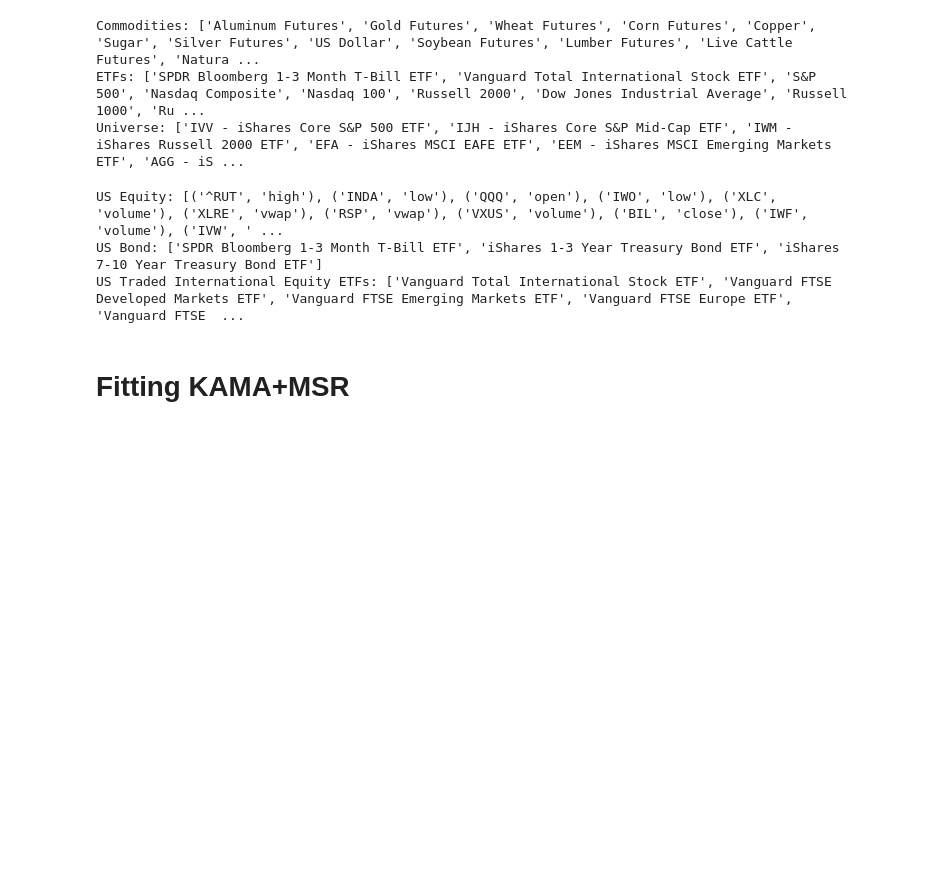
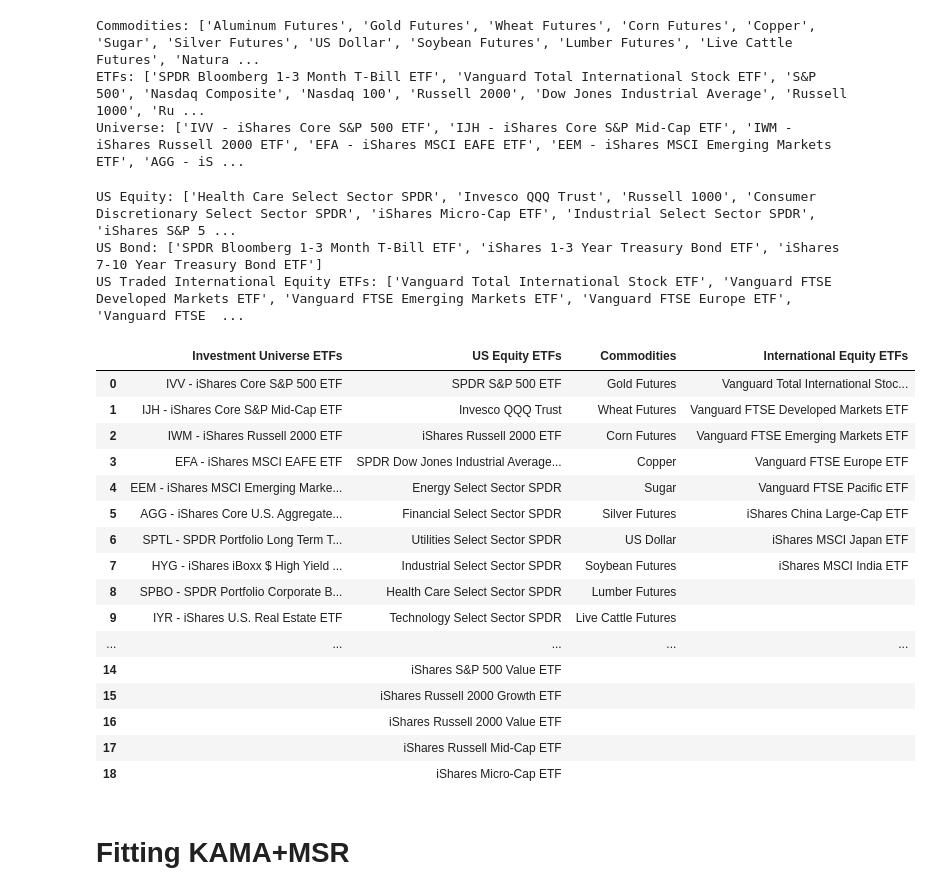
Before and after one commit to jessego20/FE800_project_code, a Jupyter notebook: fit_kama_msr.ipynb, the cells around one changed output. Saved outputs shown, nothing was run; the diff lists cells and outputs as text; code cells hidden in the pictures; blank space fills up the shorter version.

```diff
--- a/fit_kama_msr.ipynb
+++ b/fit_kama_msr.ipynb
@@ -178,8 +178,8 @@ etf_always_disclude = ['Vanguard S&P 500 ETF', 'Real Estate Select Sector SPDR',
 etf_disclude = [name for name in etf_data.columns if 'Russell 1000' in name or 'Russell 3000' in name]\
                         + ['S&P 500', 'Nasdaq Composite', 'Dow Jones Industrial Average', 'Nasdaq 100', 'Russell 2000']
 
-etf_include = list(set(etf_data.columns.tolist()) - set(etf_always_disclude) - set(etf_disclude))
-etf_close_prices = etf_data[etf_include]
+etf_include = list(set(etf_close_prices.columns.tolist()) - set(etf_always_disclude) - set(etf_disclude))
+etf_close_prices = etf_close_prices[etf_include]
 
 us_treasury = ['SPDR Bloomberg 1-3 Month T-Bill ETF', 'iShares 1-3 Year Treasury Bond ETF', 'iShares 7-10 Year Treasury Bond ETF']
 int_equity = ['Vanguard Total International Stock ETF', 'Vanguard FTSE Developed Markets ETF',\
@@ -191,9 +191,41 @@ print('US Equity:', us_equity)
 print('US Bond:', us_treasury)
 print('US Traded International Equity ETFs:', int_equity)
 # %% [output]
-US Equity: [('^RUT', 'high'), ('INDA', 'low'), ('QQQ', 'open'), ('IWO', 'low'), ('XLC', 'volume'), ('XLRE', 'vwap'), ('RSP', 'vwap'), ('VXUS', 'volume'), ('BIL', 'close'), ('IWF', 'volume'), ('IVW', ' ...
+US Equity: ['Health Care Select Sector SPDR', 'Invesco QQQ Trust', 'Russell 1000', 'Consumer Discretionary Select Sector SPDR', 'iShares Micro-Cap ETF', 'Industrial Select Sector SPDR', 'iShares S&P 5 ...
 US Bond: ['SPDR Bloomberg 1-3 Month T-Bill ETF', 'iShares 1-3 Year Treasury Bond ETF', 'iShares 7-10 Year Treasury Bond ETF']
 US Traded International Equity ETFs: ['Vanguard Total International Stock ETF', 'Vanguard FTSE Developed Markets ETF', 'Vanguard FTSE Emerging Markets ETF', 'Vanguard FTSE Europe ETF', 'Vanguard FTSE  ...
+# %%
+# Create DataFrame of asset names
+from KMRF_training_config import *
+asset_names_df = pd.DataFrame({
+    'Investment Universe ETFs': get_assets_by_class('universe') + ['']*7,
+    'US Equity ETFs': get_assets_by_class('us_equity'),
+    'Commodities': get_assets_by_class('commodity') + ['']*5,
+    'International Equity ETFs': get_assets_by_class('int_equity') + ['']*11,
+
+})
+
+from pandas import option_context
+with option_context('display.max_colwidth', None):
+    display(asset_names_df)
+# %% [output]
+|  | Investment Universe ETFs | US Equity ETFs | Commodities | International Equity ETFs |
+| 0 | IVV - iShares Core S&P 500 ETF | SPDR S&P 500 ETF | Gold Futures | Vanguard Total International Stoc... |
+| 1 | IJH - iShares Core S&P Mid-Cap ETF | Invesco QQQ Trust | Wheat Futures | Vanguard FTSE Developed Markets ETF |
+| 2 | IWM - iShares Russell 2000 ETF | iShares Russell 2000 ETF | Corn Futures | Vanguard FTSE Emerging Markets ETF |
+| 3 | EFA - iShares MSCI EAFE ETF | SPDR Dow Jones Industrial Average... | Copper | Vanguard FTSE Europe ETF |
+| 4 | EEM - iShares MSCI Emerging Marke... | Energy Select Sector SPDR | Sugar | Vanguard FTSE Pacific ETF |
+| 5 | AGG - iShares Core U.S. Aggregate... | Financial Select Sector SPDR | Silver Futures | iShares China Large-Cap ETF |
+| 6 | SPTL - SPDR Portfolio Long Term T... | Utilities Select Sector SPDR | US Dollar | iShares MSCI Japan ETF |
+| 7 | HYG - iShares iBoxx $ High Yield ... | Industrial Select Sector SPDR | Soybean Futures | iShares MSCI India ETF |
+| 8 | SPBO - SPDR Portfolio Corporate B... | Health Care Select Sector SPDR | Lumber Futures |  |
+| 9 | IYR - iShares U.S. Real Estate ETF | Technology Select Sector SPDR | Live Cattle Futures |  |
+| ... | ... | ... | ... | ... |
+| 14 |  | iShares S&P 500 Value ETF |  |  |
+| 15 |  | iShares Russell 2000 Growth ETF |  |  |
+| 16 |  | iShares Russell 2000 Value ETF |  |  |
+| 17 |  | iShares Russell Mid-Cap ETF |  |  |
+| 18 |  | iShares Micro-Cap ETF |  |  |
 # %% [markdown]
 # Fitting KAMA+MSR
 # %%
```
Also changed, not shown: parts of 1 cell of this notebook, 1 other file.
